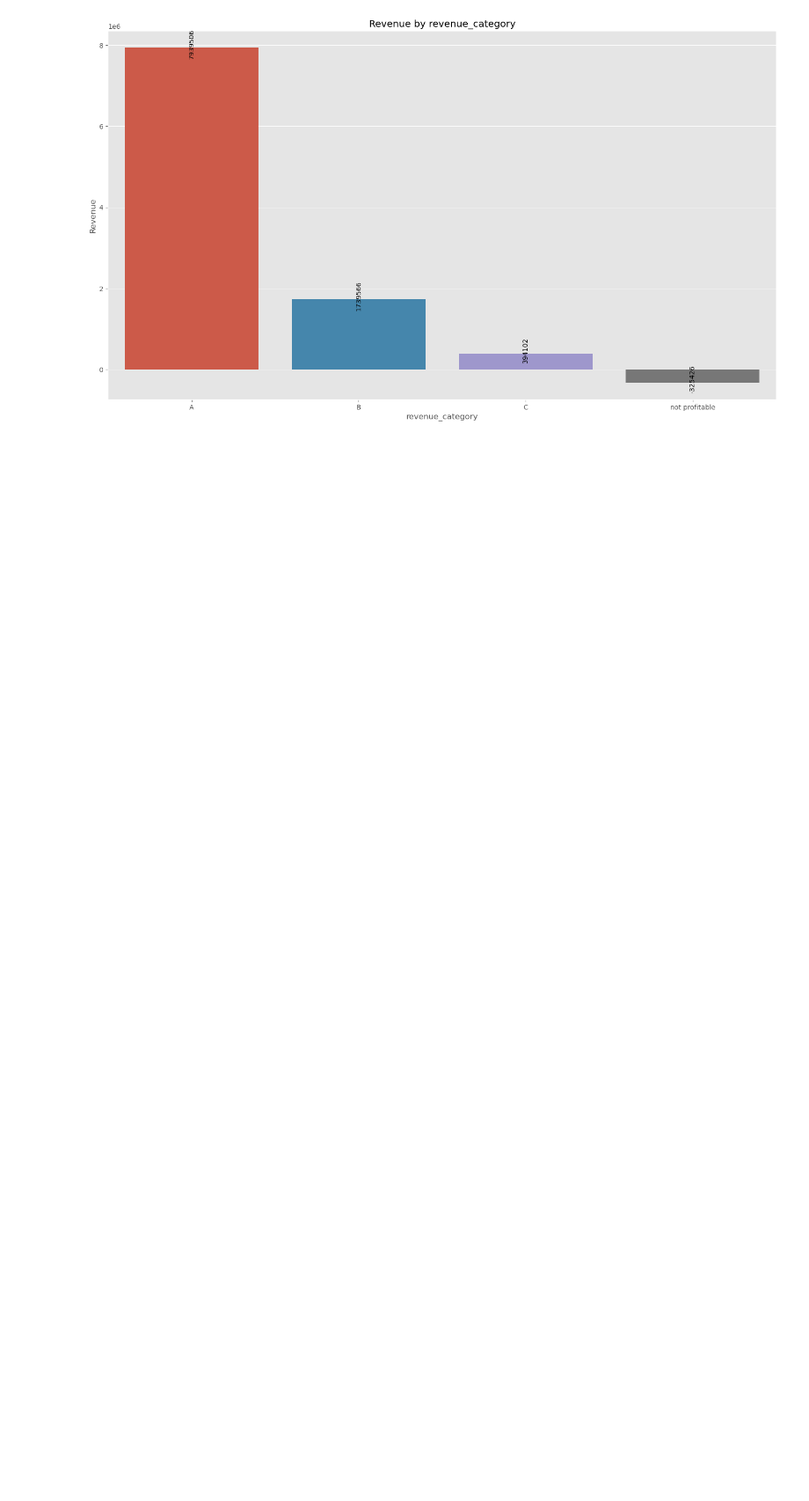
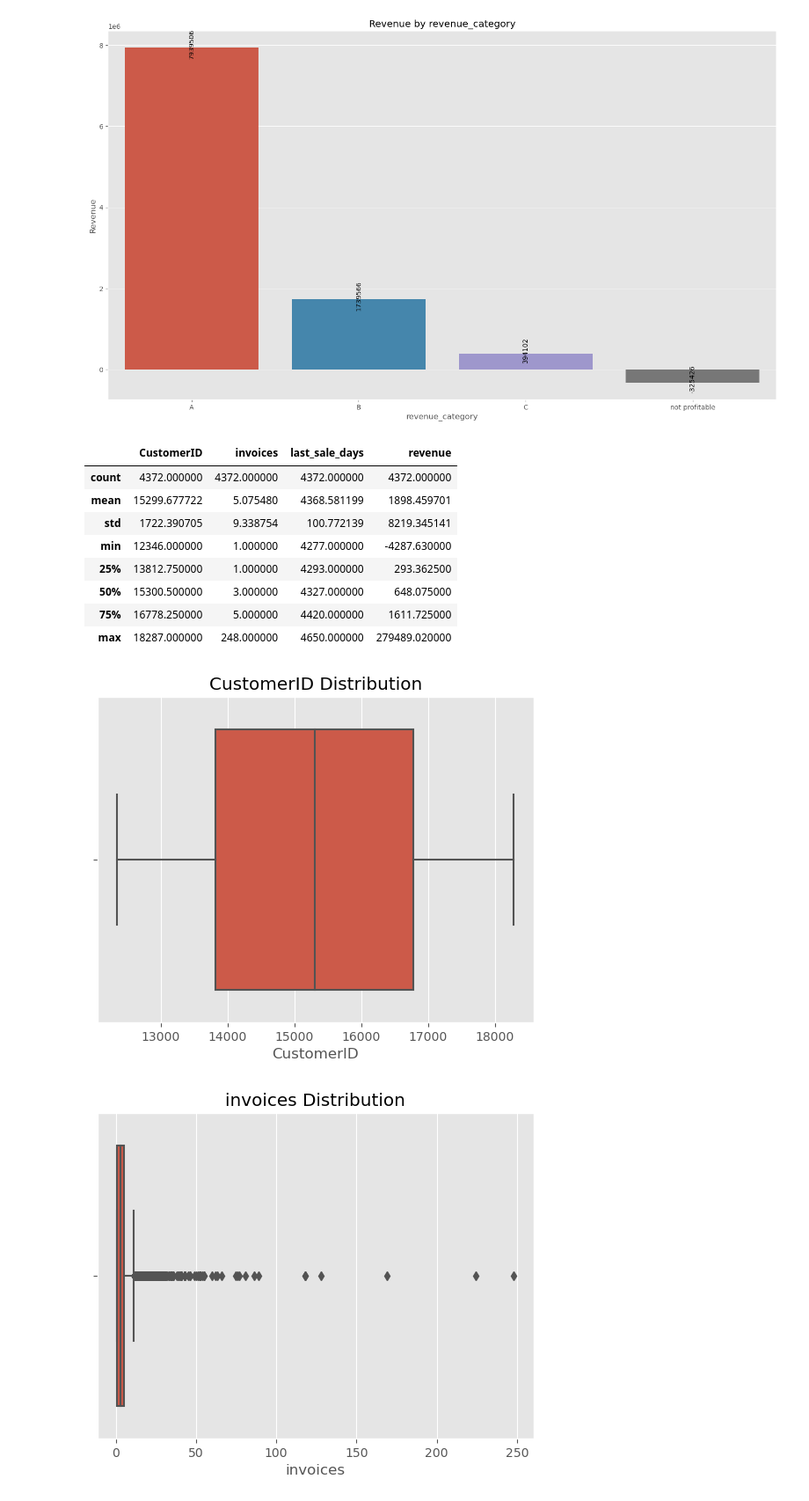
Before and after one commit to obaliuta/tata_retail_eda_visual, a Jupyter notebook: notebook.ipynb, the cells around one changed output. Shown at 88% size. Drawn from its saved outputs; the diff is of its cells as text; code cells hidden in the pictures; blank space fills up the shorter version.

```diff
--- a/notebook.ipynb
+++ b/notebook.ipynb
@@ -364,3 +364,29 @@ for i in ['Region', 'price_category', 'revenue_category']:
 [figure]
 [figure]
 [figure]
+# %%
+import datetime as dt
+
+df['days_from_today'] = (dt.datetime.now() - df.InvoiceDate).dt.days
+# %%
+customers = df.dropna(subset='CustomerID').groupby('CustomerID').agg({'InvoiceNo':'nunique', 'days_from_today':'min', 'Revenue': 'sum'}).reset_index()
+customers.columns = ['CustomerID', 'invoices', 'last_sale_days', 'revenue']
+
+display(customers.describe())
+
+for col in customers.columns:
+    sns.boxplot(x=customers[col])
+    plt.title(col + ' Distribution')
+    plt.show()
+# %% [output]
+|  | CustomerID | invoices | last_sale_days | revenue |
+| count | 4372.000000 | 4372.000000 | 4372.000000 | 4372.000000 |
+| mean | 15299.677722 | 5.075480 | 4368.581199 | 1898.459701 |
+| std | 1722.390705 | 9.338754 | 100.772139 | 8219.345141 |
+| min | 12346.000000 | 1.000000 | 4277.000000 | -4287.630000 |
+| 25% | 13812.750000 | 1.000000 | 4293.000000 | 293.362500 |
+| 50% | 15300.500000 | 3.000000 | 4327.000000 | 648.075000 |
+| 75% | 16778.250000 | 5.000000 | 4420.000000 | 1611.725000 |
+| max | 18287.000000 | 248.000000 | 4650.000000 | 279489.020000 |
+[figure, added]
+[figure, added]
```
Also changed, not shown: parts of 20 cells of this notebook.
